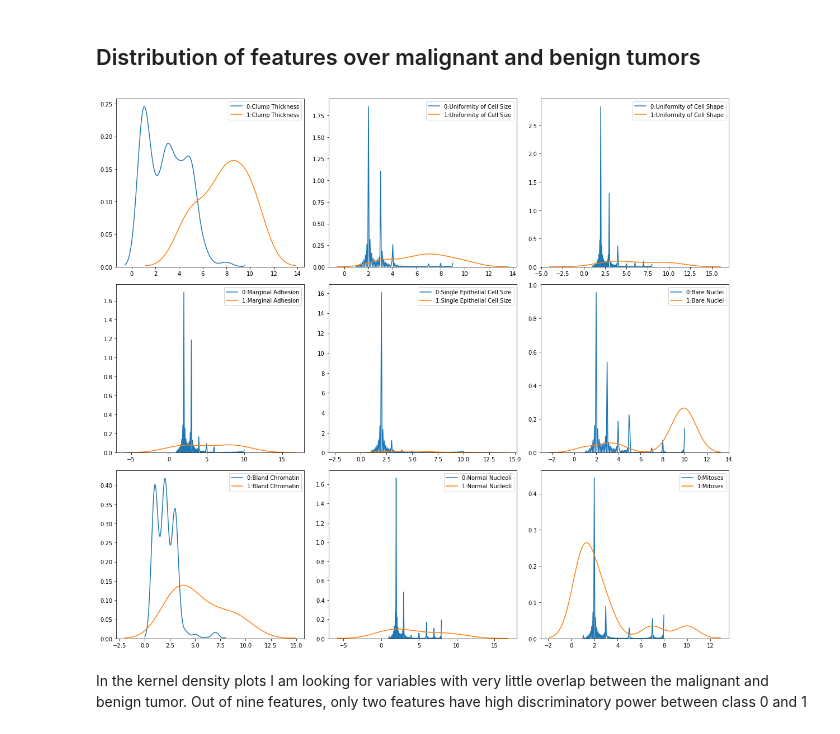
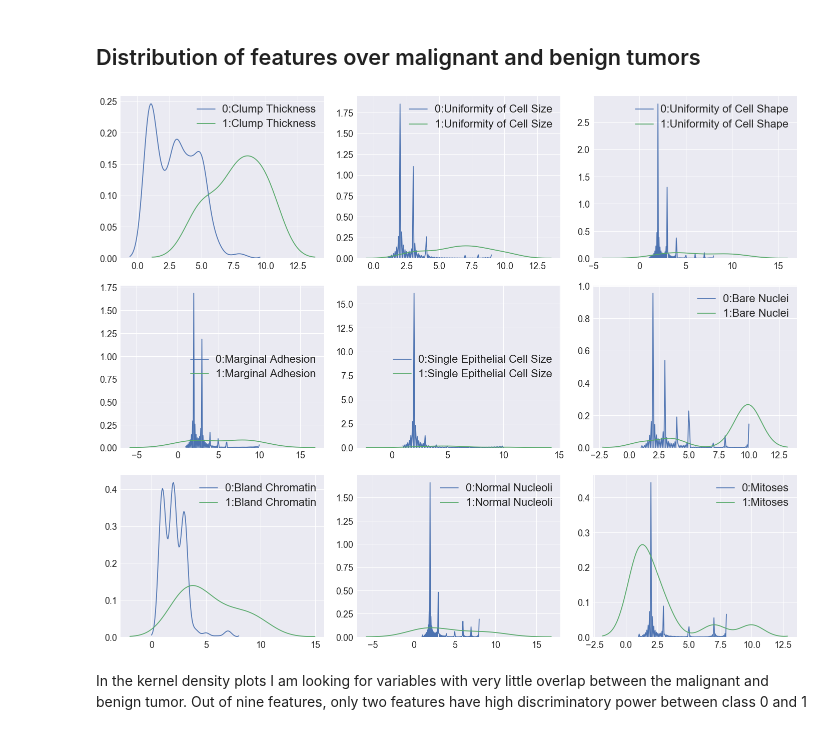
Before and after one commit to anushamohan/python_machine_learning, a Jupyter notebook: cross-validation.ipynb, the cells around one changed output. Cells and saved outputs as stored; diff of their text form; code cells hidden in the pictures.

```diff
--- a/cross-validation.ipynb
+++ b/cross-validation.ipynb
@@ -49,14 +48,17 @@ sns.countplot(new_data['Class'])
 # %%
 ccols = new_data.columns
 
 grouped_data = new_data.groupby('Class')
-fig, axes = plt.subplots(nrows=3, ncols=3, figsize=(16, 14),
+sns.set(font_scale=1.8)
+fig, axes = plt.subplots(nrows=3, ncols=3, figsize=(20, 16),
                          tight_layout=True)
 for ax, p in zip(axes.ravel(), ccols):
     for k, v in grouped_data[p]:
         sns.kdeplot(v, ax=ax, label=str(k)+":"+v.name)
+        plt.setp(ax.get_legend().get_texts(), fontsize='22')
+plt.savefig('feature_distributions.png')
 # %% [output]
-[figure, old version]
+[figure, new version]
 # %% [markdown]
 In the kernel density plots I am looking for variables with very little overlap between the malignant and benign tumor. Out of nine features, only two features have high discriminatory power between class 0 and 1
 # %% [markdown]
```
Also changed, not shown: parts of 1 cell of this notebook.
